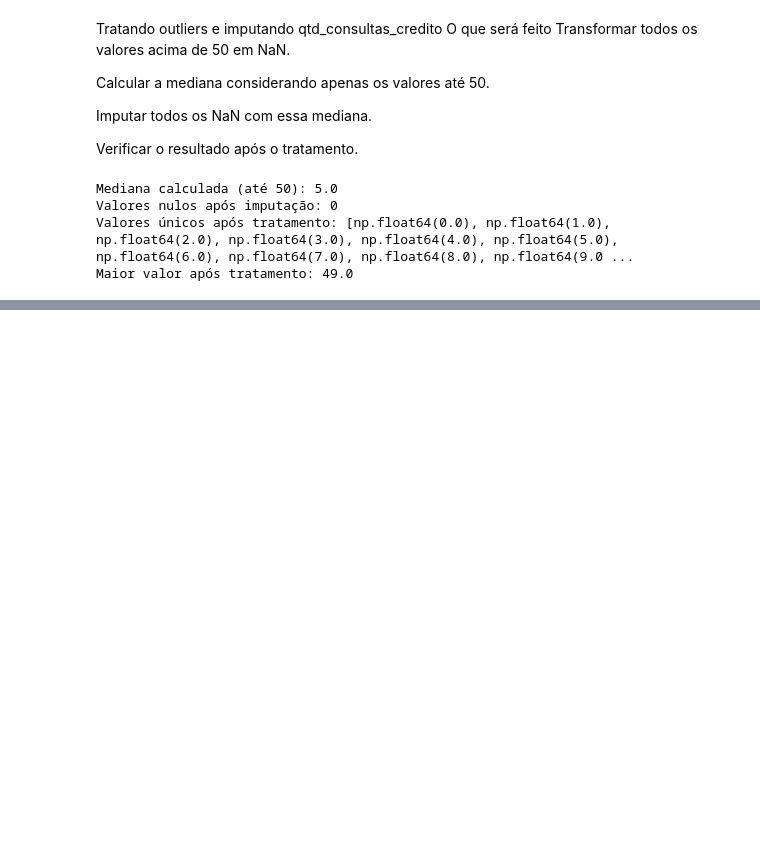
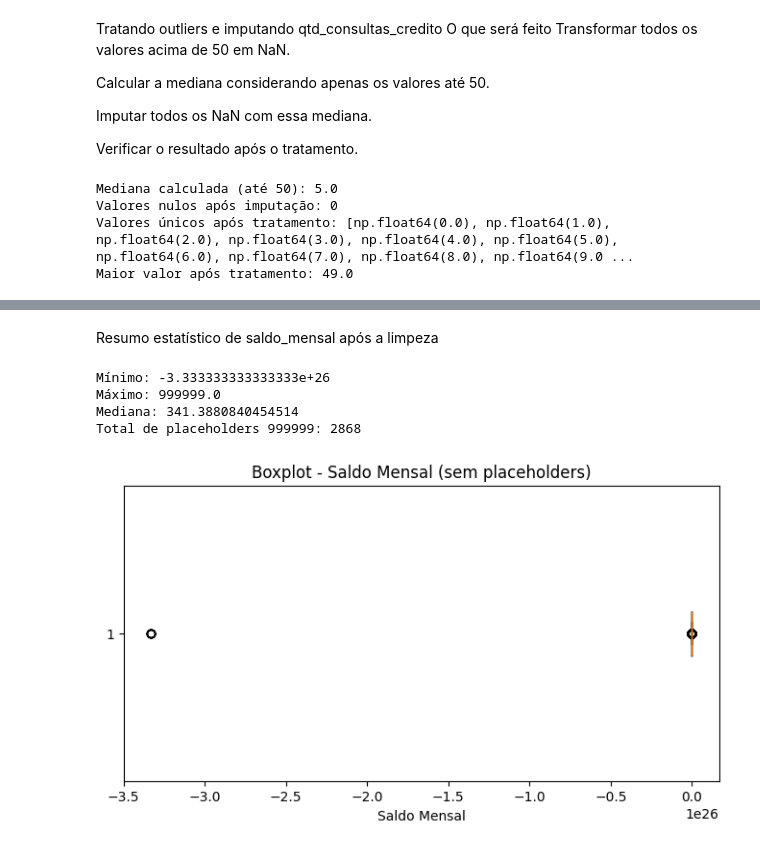
Before and after one commit to DanielllCouto/quantum-finance-credit-score, a Jupyter notebook: notebooks/processamento-dados.ipynb, the cells around one changed output, grey strips where cells are left out. Cells and saved outputs as stored; diff of their text form; code cells hidden in the pictures; blank space fills up the shorter version.

```diff
--- a/notebooks/processamento-dados.ipynb
+++ b/notebooks/processamento-dados.ipynb
@@ -1221,0 +1261,17 @@ Maior valor após tratamento: 49.0
+# %%
+# 1. Remover underscores do início e do fim
+df_processado['saldo_mensal'] = df_processado['saldo_mensal'].str.replace(r'^_+|_+$', '', regex=True)
+
+# 2. Substituir strings vazias por placeholder 999999
+df_processado['saldo_mensal'] = df_processado['saldo_mensal'].replace('', '999999')
+
+# 3. Substituir também valores NaN por placeholder 999999
+df_processado['saldo_mensal'] = df_processado['saldo_mensal'].fillna('999999')
+
+# 4. Converter para float
+df_processado['saldo_mensal'] = df_processado['saldo_mensal'].astype(float)
+
+# 5. Conferir se a conversão funcionou e se não há mais NaN
+print(df_processado['saldo_mensal'].info())
+print(df_processado['saldo_mensal'].head(10))
+print("Valores 999999 no dataset:", (df_processado['saldo_mensal'] == 999999).sum())
@@ -1221,0 +1296,28 @@ Maior valor após tratamento: 49.0
+# %% [markdown]
+Resumo estatístico de saldo_mensal após a limpeza
+# %%
+# 1. Calcular estatísticas básicas
+min_saldo = df_processado['saldo_mensal'].min()
+max_saldo = df_processado['saldo_mensal'].max()
+mediana_saldo = df_processado['saldo_mensal'].median()
+
+print("Mínimo:", min_saldo)
+print("Máximo:", max_saldo)
+print("Mediana:", mediana_saldo)
+
+# 2. Contar quantos placeholders ainda existem
+placeholders_saldo = (df_processado['saldo_mensal'] == 999999).sum()
+print("Total de placeholders 999999:", placeholders_saldo)
+
+# 3. Criar boxplot sem considerar os placeholders
+plt.figure(figsize=(8,4))
+plt.boxplot(df_processado.loc[df_processado['saldo_mensal'] != 999999, 'saldo_mensal'], vert=False)
+plt.title('Boxplot - Saldo Mensal (sem placeholders)')
+plt.xlabel('Saldo Mensal')
+plt.show()
+# %% [output]
+Mínimo: -3.333333333333333e+26
+Máximo: 999999.0
+Mediana: 341.3880840454514
+Total de placeholders 999999: 2868
+[figure, added]
```
Also changed, not shown: parts of 60 cells of this notebook.
